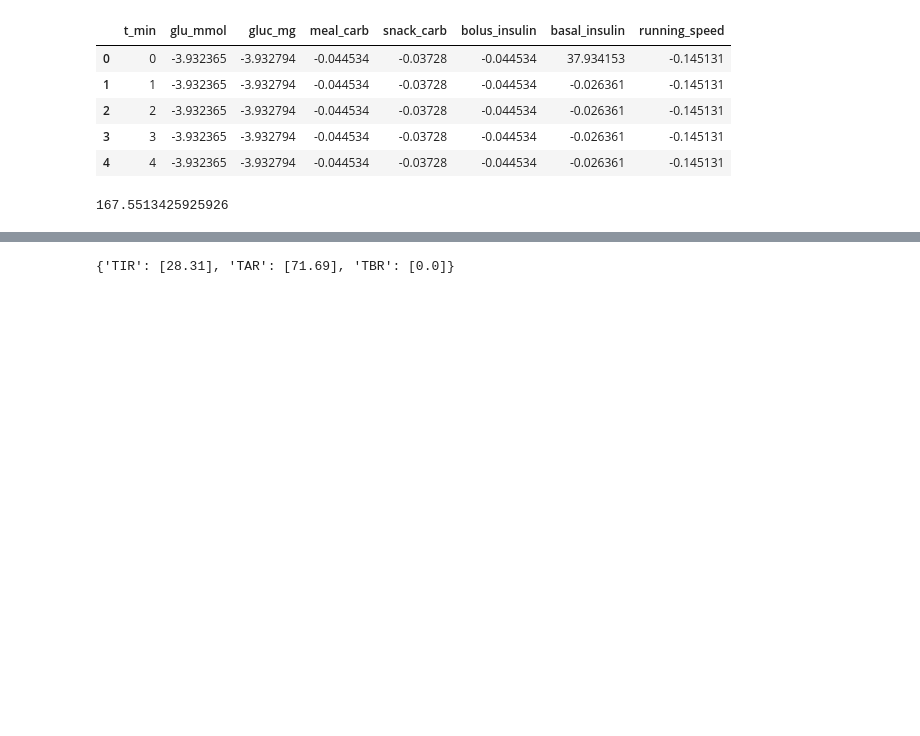
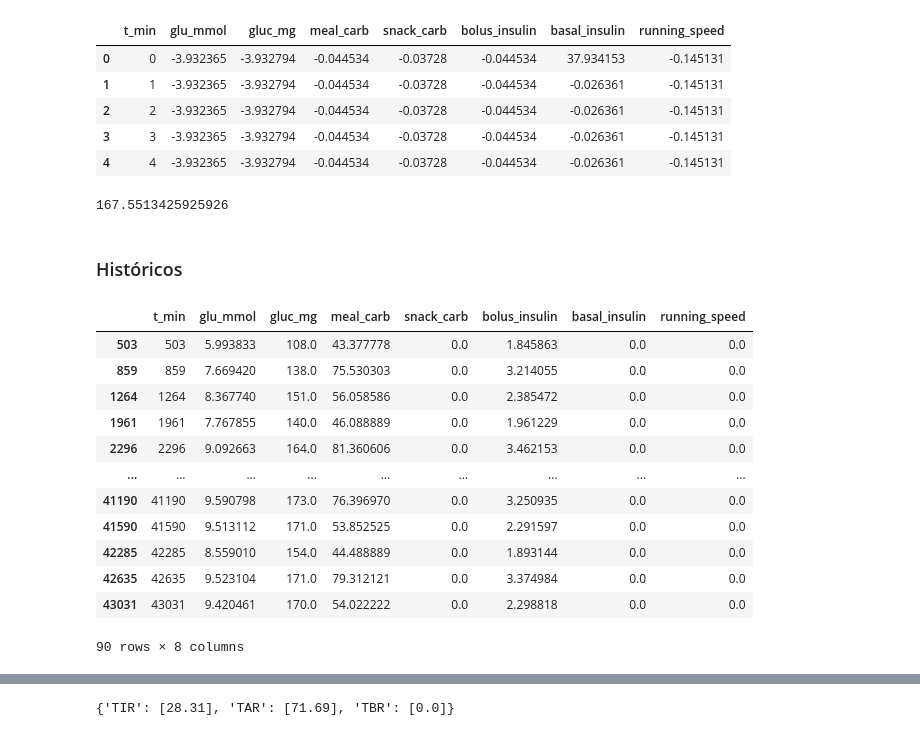
Before and after one commit to WillyFtAb/TFG-GIS-Predictor-glucosa, a Jupyter notebook: Pruebas/estadisticas.ipynb, the cells around one changed output, grey strips where cells are left out. Saved outputs shown, nothing was run; the diff lists cells and outputs as text; code cells hidden in the pictures; blank space fills up the shorter version.

```diff
--- a/Pruebas/estadisticas.ipynb
+++ b/Pruebas/estadisticas.ipynb
@@ -135,3 +135,21 @@ estandarizar(datos[3]['p_0']).head()
 datos[1]['p_0']['gluc_mg'].mean()
 # %% [output]
 167.5513425925926
+# %% [markdown]
+### Históricos
+# %%
+datos[1]['p_0'][datos[1]['p_0']['meal_carb']>0]
+# %% [output]
+|  | t_min | glu_mmol | gluc_mg | meal_carb | snack_carb | bolus_insulin | basal_insulin | running_speed |
+| 503 | 503 | 5.993833 | 108.0 | 43.377778 | 0.0 | 1.845863 | 0.0 | 0.0 |
+| 859 | 859 | 7.669420 | 138.0 | 75.530303 | 0.0 | 3.214055 | 0.0 | 0.0 |
+| 1264 | 1264 | 8.367740 | 151.0 | 56.058586 | 0.0 | 2.385472 | 0.0 | 0.0 |
+| 1961 | 1961 | 7.767855 | 140.0 | 46.088889 | 0.0 | 1.961229 | 0.0 | 0.0 |
+| 2296 | 2296 | 9.092663 | 164.0 | 81.360606 | 0.0 | 3.462153 | 0.0 | 0.0 |
+| ... | ... | ... | ... | ... | ... | ... | ... | ... |
+| 41190 | 41190 | 9.590798 | 173.0 | 76.396970 | 0.0 | 3.250935 | 0.0 | 0.0 |
+| 41590 | 41590 | 9.513112 | 171.0 | 53.852525 | 0.0 | 2.291597 | 0.0 | 0.0 |
+| 42285 | 42285 | 8.559010 | 154.0 | 44.488889 | 0.0 | 1.893144 | 0.0 | 0.0 |
+| 42635 | 42635 | 9.523104 | 171.0 | 79.312121 | 0.0 | 3.374984 | 0.0 | 0.0 |
+| 43031 | 43031 | 9.420461 | 170.0 | 54.022222 | 0.0 | 2.298818 | 0.0 | 0.0 |
+90 rows × 8 columns
```
Also changed, not shown: parts of 10 cells of this notebook.
